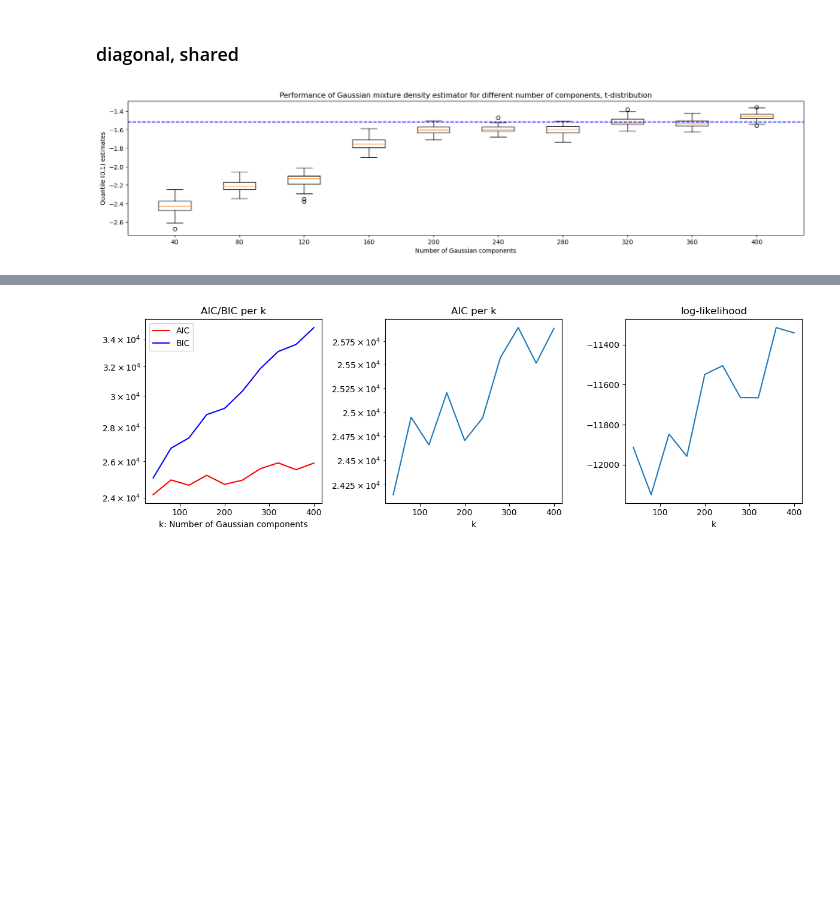
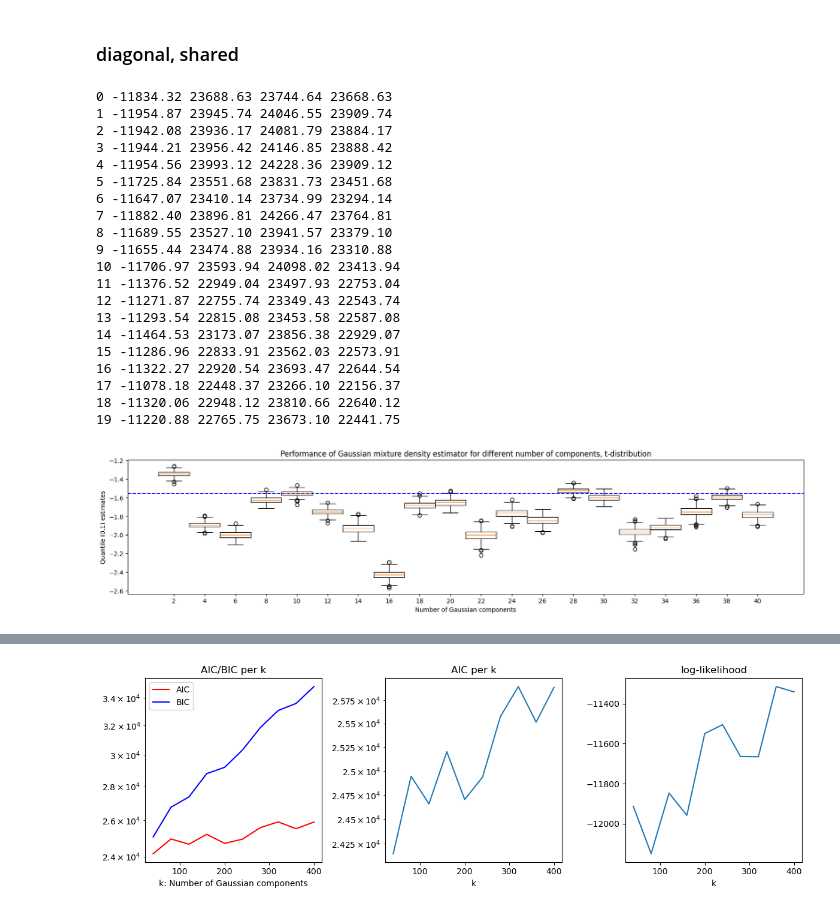
Before and after one commit to huimin-hu-stat/MAR, a Jupyter notebook: Gaussian_mixture_density_estimator.ipynb, the cells around one changed output, grey strips where cells are left out. Drawn from its saved outputs; the diff is of its cells as text; code cells hidden in the pictures; blank space fills up the shorter version.

```diff
--- a/Gaussian_mixture_density_estimator.ipynb
+++ b/Gaussian_mixture_density_estimator.ipynb
@@ -481,16 +514,6 @@ $$
 $$
 where $n$ is the sample size.
 # %%
-def observed_loglik(X, M, mu, sigma, pi, eps=1e-12):
-    log_px = log_gaussian_masked(X, M, mu, sigma)  # (K,N)
-
-    log_mix = (
-        torch.log(pi + eps).unsqueeze(1)
-        + log_px
-    )
-
-    return torch.logsumexp(log_mix, dim=0).sum()
-
 def aic_bic_gmm_missing(X, M, mu, sigma, pi, cov_type):
     K, d = mu.shape
     N = len(X)
@@ -506,7 +529,7 @@ def aic_bic_gmm_missing(X, M, mu, sigma, pi, cov_type):
     elif cov_type == 'uni_id':
         p = (d + 1)*K
 
-    return loglik.item(), -2 * loglik.item() + 2 * p, -2 * loglik.item() + p * np.log(N) # AIC, BIC
+    return loglik.item(), -2 * loglik.item() + 2 * p, -2 * loglik.item() + p * np.log(N), -2 * loglik.item() # AIC, BIC
 # %% [markdown]
 # Evaluation by quantile 10% estimation
 # %%
@@ -585,36 +647,59 @@ plt.show()
 # %%
 gmm_setting = {
     ## Gaussian mixture params
-    "n_k": 10, #number of ks
+    "n_k": 20, #number of ks
     "k_start": 0, # smallest k
-    "step_size": 40, # grid space
+    "step_size": 2, # grid space
     "cov_type": "uni_diag", #diag, id or uni_diag, uni_id -- covaraince structure
-    "n_mc": 100, #for generating sampling distribution of the quantile estimates
+    "n_mc": 500, #for generating sampling distribution of the quantile estimates
 }
 
 kk = [x * gmm_setting['step_size'] + gmm_setting['k_start'] for x in range(1, gmm_setting['n_k']+1)]
 q_estimates_gmm = np.empty((gmm_setting['n_k'], gmm_setting['n_mc']))
 aic = np.empty(gmm_setting['n_k'])
 bic = np.empty(gmm_setting['n_k'])
+test = np.empty(gmm_setting['n_k'])
 loglik = np.empty(gmm_setting['n_k'])
 for i in range(gmm_setting['n_k']):
     data = results['data'][1]['X0']
     M = results['data'][1]['M']
     mu, sigma, pi = em_gmm_missing(data, M, kk[i], gmm_setting['cov_type'], iters=50, eps=1e-6)
     q_estimates_gmm[i]= [np.quantile(sample_gmm(mu, sigma, pi, param_vals['n_new']), 0.1) for _ in range(gmm_setting['n_mc'])]
-    loglik[i], aic[i], bic[i] = aic_bic_gmm_missing(data, M, mu, sigma, pi, gmm_setting['cov_type'])
+    loglik[i], aic[i], bic[i], test[i] = aic_bic_gmm_missing(data, M, mu, sigma, pi, gmm_setting['cov_type'])
+
+    print(f"{i} {loglik[i]:.2f} {aic[i]:.2f} {bic[i]:.2f} {test[i]:.2f}")
 
 # One boxplot for each row
 positions = np.array(kk)
 dist = param_vals['distr']
 
 plt.figure(figsize=(20, 4))
-plt.boxplot(q_estimates_gmm.T, positions=positions, widths=20)
+plt.boxplot(q_estimates_gmm.T, positions=positions, widths=2)
 plt.axhline(y=np.quantile(data, 0.1), color='blue', linestyle='--')
 plt.xlabel("Number of Gaussian components")
 plt.ylabel("Quantile (0.1) estimates")
 plt.xticks(positions, positions.astype(int))
 plt.title(f'Performance of Gaussian mixture density estimator for different number of components, {dist}-distribution')
 plt.show()
 # %% [output]
+0 -11834.32 23688.63 23744.64 23668.63
+1 -11954.87 23945.74 24046.55 23909.74
+2 -11942.08 23936.17 24081.79 23884.17
+3 -11944.21 23956.42 24146.85 23888.42
+4 -11954.56 23993.12 24228.36 23909.12
+5 -11725.84 23551.68 23831.73 23451.68
+6 -11647.07 23410.14 23734.99 23294.14
+7 -11882.40 23896.81 24266.47 23764.81
+8 -11689.55 23527.10 23941.57 23379.10
+9 -11655.44 23474.88 23934.16 23310.88
+10 -11706.97 23593.94 24098.02 23413.94
+11 -11376.52 22949.04 23497.93 22753.04
+12 -11271.87 22755.74 23349.43 22543.74
+13 -11293.54 22815.08 23453.58 22587.08
+14 -11464.53 23173.07 23856.38 22929.07
+15 -11286.96 22833.91 23562.03 22573.91
+16 -11322.27 22920.54 23693.47 22644.54
+17 -11078.18 22448.37 23266.10 22156.37
+18 -11320.06 22948.12 23810.66 22640.12
+19 -11220.88 22765.75 23673.10 22441.75
-[figure, old version]
+[figure, new version]
```
Also changed, not shown: parts of 3 cells of this notebook.
